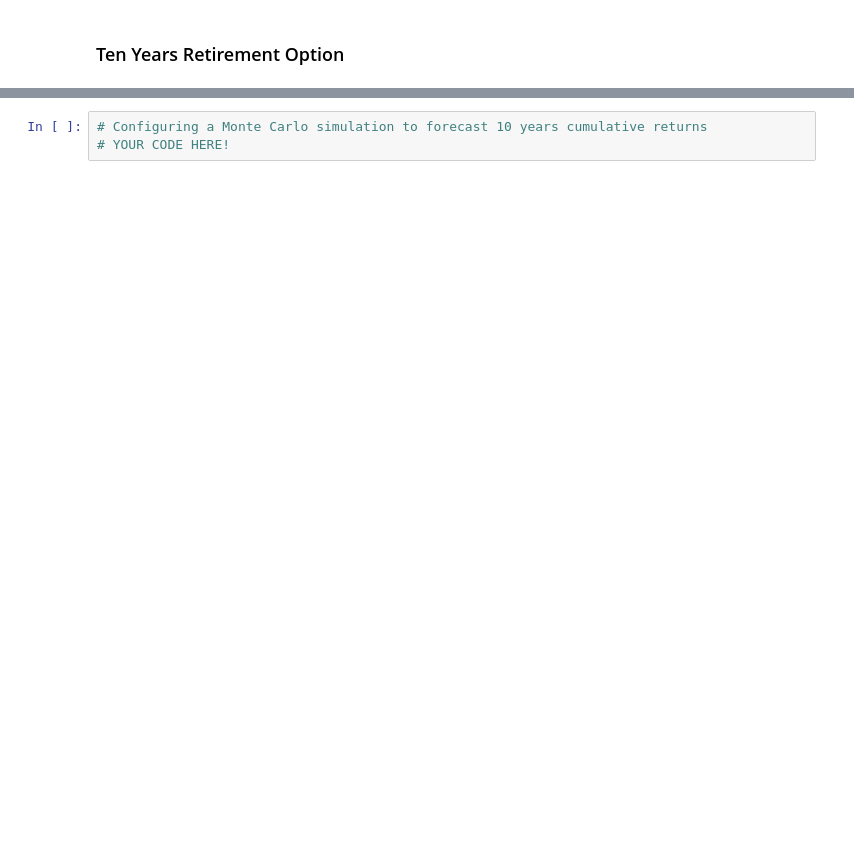
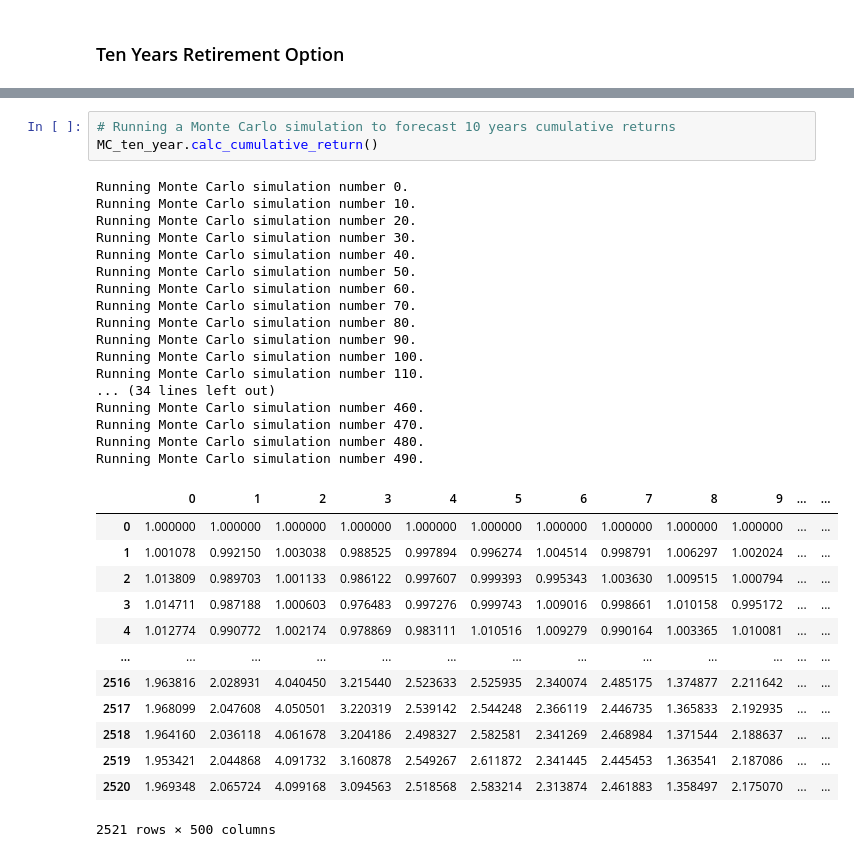
Before and after one commit to ankurgoel77/hw5-fin_planning, a Jupyter notebook: financial-planner.ipynb, the cells around one changed output, grey strips where cells are left out. Drawn from its saved outputs; the diff is of its cells as text; blank space fills up the shorter version.

```diff
--- a/financial-planner.ipynb
+++ b/financial-planner.ipynb
@@ -392,3 +406,34 @@ There is a 95% chance that an initial investment of $60000 in the portfolio over
 # %%
-# Configuring a Monte Carlo simulation to forecast 10 years cumulative returns
-# YOUR CODE HERE!
+# Running a Monte Carlo simulation to forecast 10 years cumulative returns
+MC_ten_year.calc_cumulative_return()
+# %% [output]
+Running Monte Carlo simulation number 0.
+Running Monte Carlo simulation number 10.
+Running Monte Carlo simulation number 20.
+Running Monte Carlo simulation number 30.
+Running Monte Carlo simulation number 40.
+Running Monte Carlo simulation number 50.
+Running Monte Carlo simulation number 60.
+Running Monte Carlo simulation number 70.
+Running Monte Carlo simulation number 80.
+Running Monte Carlo simulation number 90.
+Running Monte Carlo simulation number 100.
+Running Monte Carlo simulation number 110.
+... (34 lines left out)
+Running Monte Carlo simulation number 460.
+Running Monte Carlo simulation number 470.
+Running Monte Carlo simulation number 480.
+Running Monte Carlo simulation number 490.
+|  | 0 | 1 | 2 | 3 | 4 | 5 | 6 | 7 | 8 | 9 | ... | ... |
+| 0 | 1.000000 | 1.000000 | 1.000000 | 1.000000 | 1.000000 | 1.000000 | 1.000000 | 1.000000 | 1.000000 | 1.000000 | ... | ... |
+| 1 | 1.001078 | 0.992150 | 1.003038 | 0.988525 | 0.997894 | 0.996274 | 1.004514 | 0.998791 | 1.006297 | 1.002024 | ... | ... |
+| 2 | 1.013809 | 0.989703 | 1.001133 | 0.986122 | 0.997607 | 0.999393 | 0.995343 | 1.003630 | 1.009515 | 1.000794 | ... | ... |
+| 3 | 1.014711 | 0.987188 | 1.000603 | 0.976483 | 0.997276 | 0.999743 | 1.009016 | 0.998661 | 1.010158 | 0.995172 | ... | ... |
+| 4 | 1.012774 | 0.990772 | 1.002174 | 0.978869 | 0.983111 | 1.010516 | 1.009279 | 0.990164 | 1.003365 | 1.010081 | ... | ... |
+| ... | ... | ... | ... | ... | ... | ... | ... | ... | ... | ... | ... | ... |
+| 2516 | 1.963816 | 2.028931 | 4.040450 | 3.215440 | 2.523633 | 2.525935 | 2.340074 | 2.485175 | 1.374877 | 2.211642 | ... | ... |
+| 2517 | 1.968099 | 2.047608 | 4.050501 | 3.220319 | 2.539142 | 2.544248 | 2.366119 | 2.446735 | 1.365833 | 2.192935 | ... | ... |
+| 2518 | 1.964160 | 2.036118 | 4.061678 | 3.204186 | 2.498327 | 2.582581 | 2.341269 | 2.468984 | 1.371544 | 2.188637 | ... | ... |
+| 2519 | 1.953421 | 2.044868 | 4.091732 | 3.160878 | 2.549267 | 2.611872 | 2.341445 | 2.445453 | 1.363541 | 2.187086 | ... | ... |
+| 2520 | 1.969348 | 2.065724 | 4.099168 | 3.094563 | 2.518568 | 2.583214 | 2.313874 | 2.461883 | 1.358497 | 2.175070 | ... | ... |
+2521 rows × 500 columns
```
Also changed, not shown: parts of 13 cells of this notebook.
